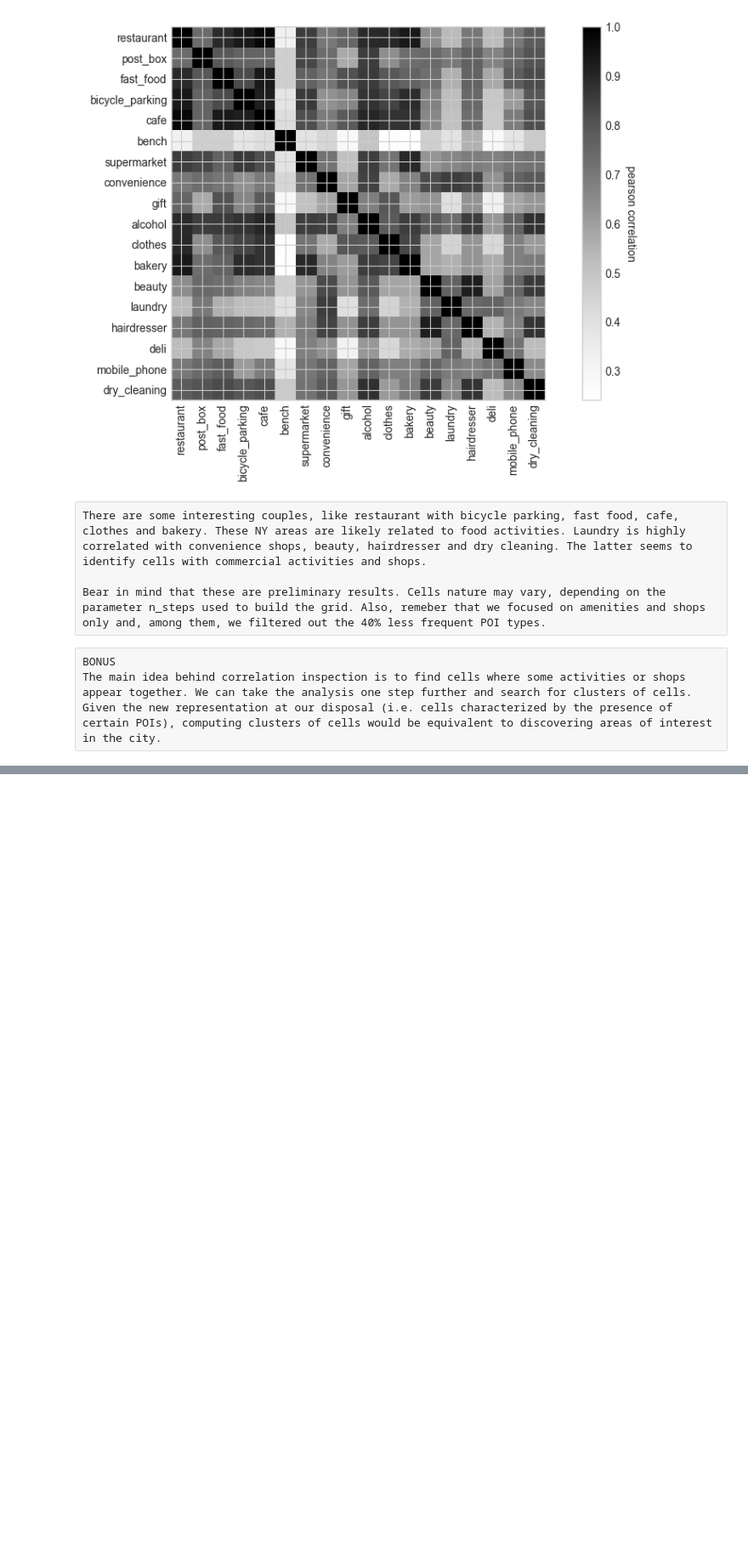
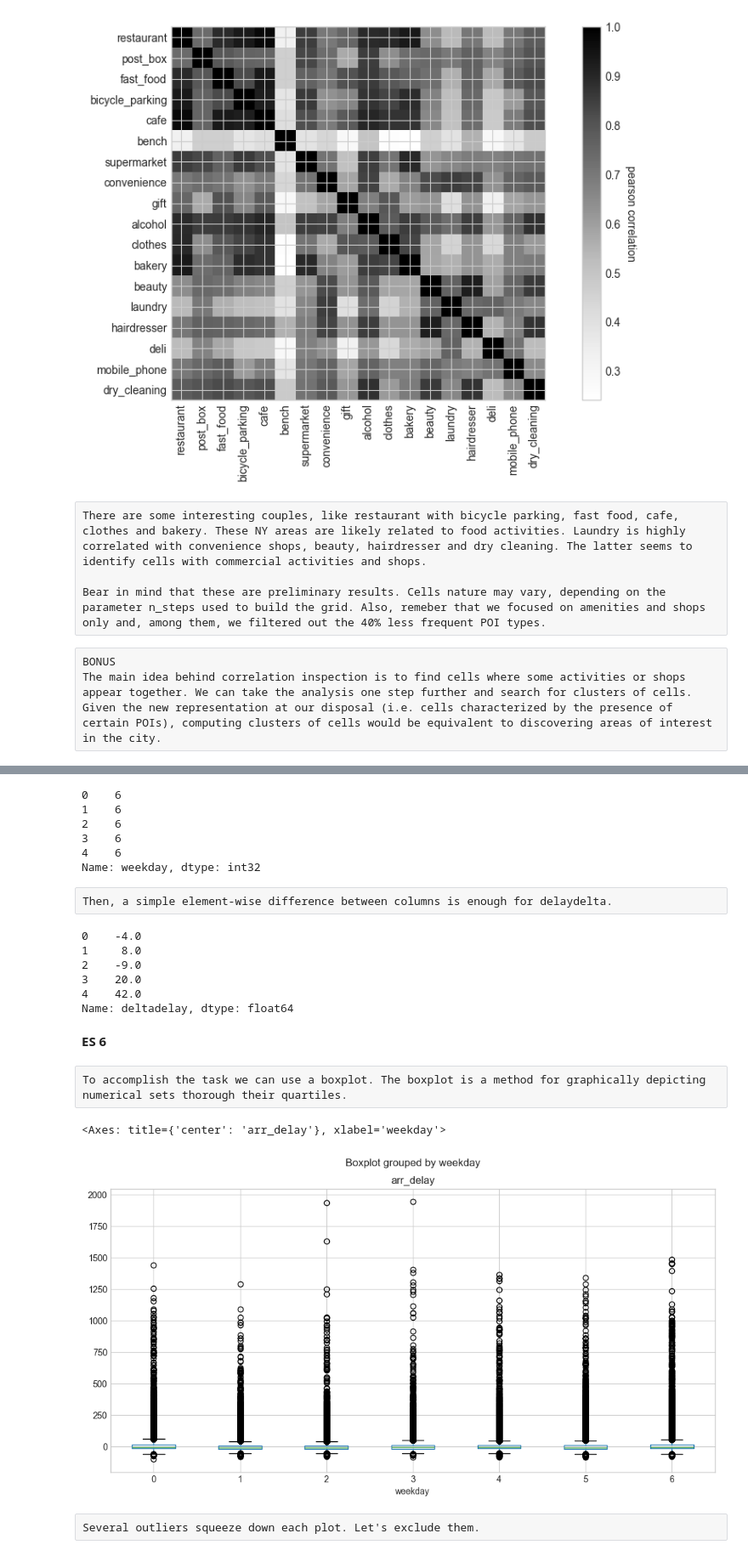
Before and after one commit to letiBri/DS-ML, a Jupyter notebook: LAB02/LAB02_corretto.ipynb, the cells around one changed output, grey strips where cells are left out. Shown at 85% size. Saved outputs shown, nothing was run; the diff lists cells and outputs as text; code cells hidden in the pictures; blank space fills up the shorter version.

```diff
--- a/LAB02/LAB02_corretto.ipynb
+++ b/LAB02/LAB02_corretto.ipynb
@@ -533,0 +592,2 @@ The main idea behind correlation inspection is to find cells where some activiti
+# %%
+df = df.drop("unnamed: 32", axis=1) # cancello la colonna unnamed perchè ha tutti valori nulli
@@ -533,0 +635,4 @@ The main idea behind correlation inspection is to find cells where some activiti
+# %%
+print('Shape before:', df.shape)
+df = df.loc[df.cancelled == 0] # seleziono solo le righe dove la colonna 'cancelled' è uguale a 0, cioè voli non cancellati
+print('Shape after:', df.shape)
@@ -533,0 +691,35 @@ The main idea behind correlation inspection is to find cells where some activiti
+# %%
+df['weekday'] = df['fl_date'].dt.dayofweek # trovo il giorno della settimana come numero intero e faccio una nuova colonna
+df['weekday'].head()
+# %% [output]
+0    6
+1    6
+2    6
+3    6
+4    6
+Name: weekday, dtype: int32
+# %% [raw]
+Then, a simple element-wise difference between columns is enough for delaydelta.
+# %%
+df['deltadelay'] = df['arr_delay'] - df['dep_delay'] # faccio una nuova colonna che contiene la differenza del ritardo in partenza e arrivo
+df['deltadelay'].head()
+# %% [output]
+0    -4.0
+1     8.0
+2    -9.0
+3    20.0
+4    42.0
+Name: deltadelay, dtype: float64
+# %% [markdown]
+**ES 6**
+# %% [raw]
+To accomplish the task we can use a boxplot. The boxplot is a method for graphically depicting numerical sets thorough their quartiles.
+# %%
+df.boxplot(by='weekday', column='arr_delay')
+# by='weekday' → divide i dati in base al giorno della settimana (quindi crea un boxplot per ciascun giorno).
+# column='arr_delay' → specifica che la variabile da analizzare è il ritardo di arrivo (arrival delay).
+# %% [output]
+<Axes: title={'center': 'arr_delay'}, xlabel='weekday'>
+[figure, added]
+# %% [raw]
+Several outliers squeeze down each plot. Let's exclude them.
```
Also changed, not shown: parts of 66 cells of this notebook.
